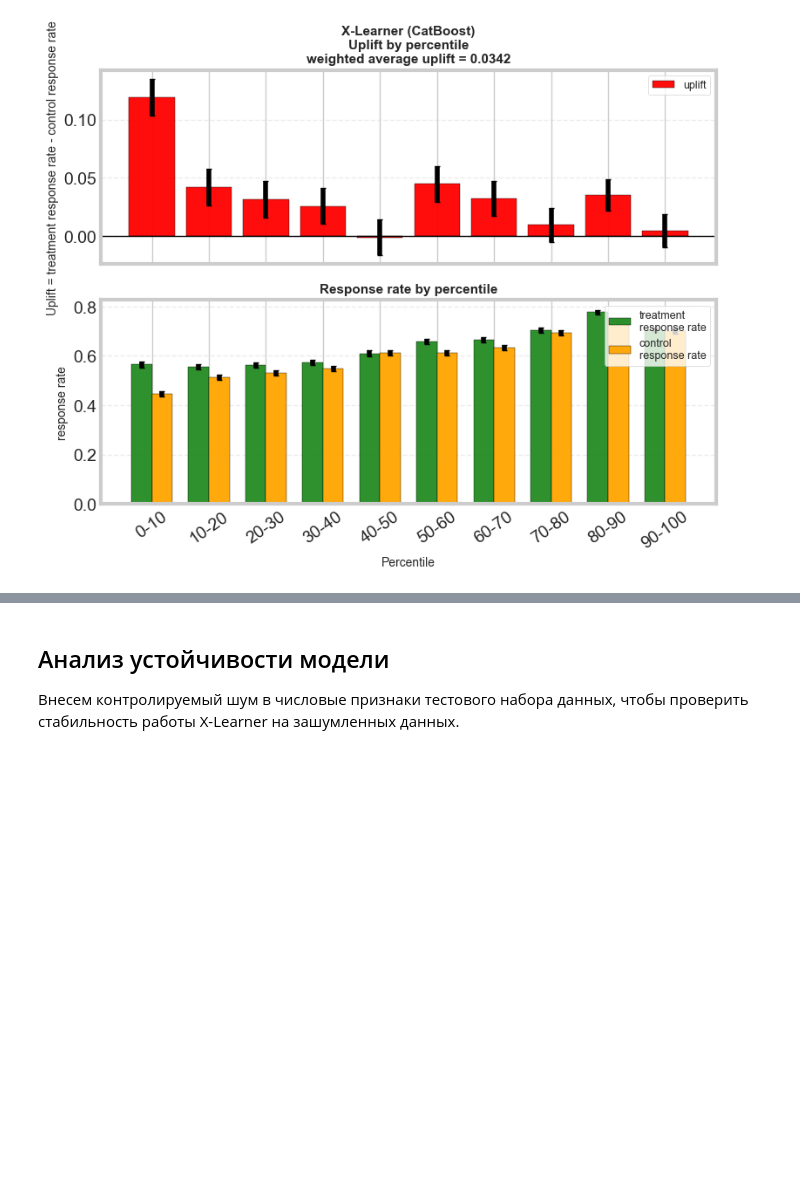
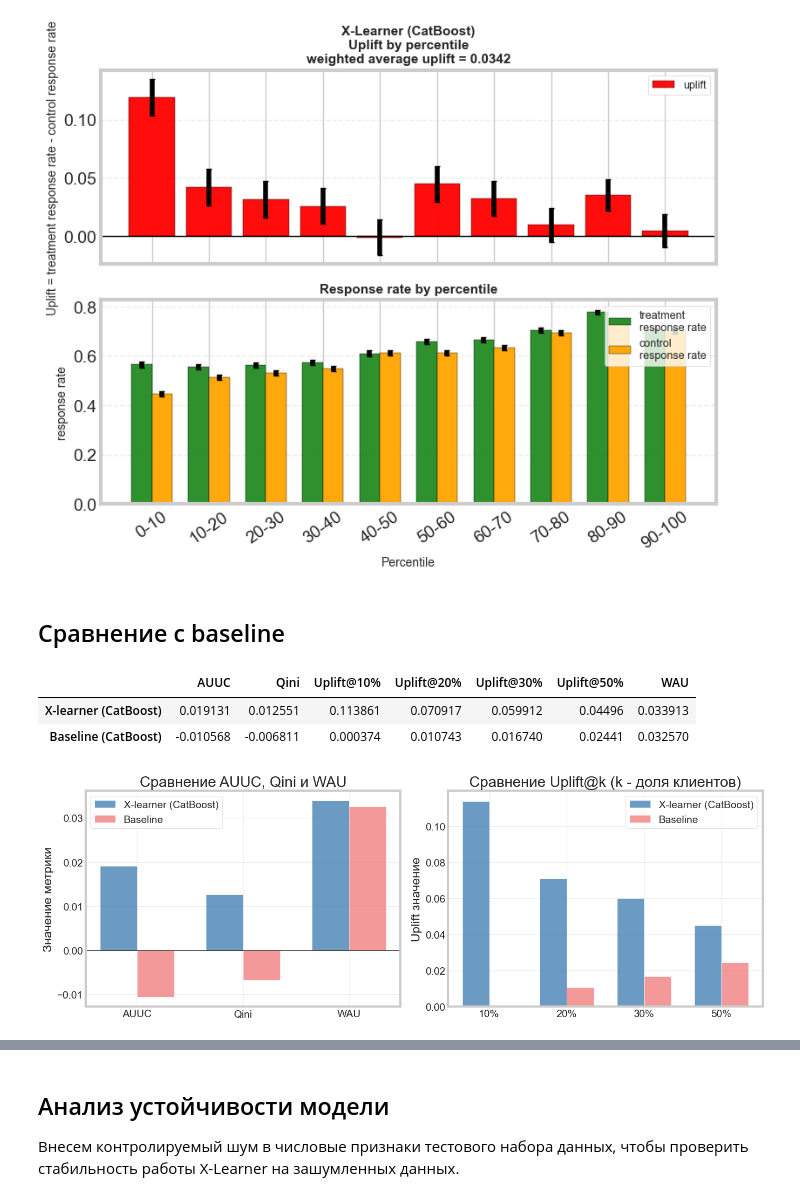
Before and after one commit to VShilovich/uplift-modeling-hse, a Jupyter notebook: mlflow/jupyter_notebooks/Experiments.ipynb, the cells around one changed output, grey strips where cells are left out. Saved outputs shown, nothing was run; the diff lists cells and outputs as text; code cells hidden in the pictures; blank space fills up the shorter version.

Commit message:
added baseline & x-learner comparison

```diff
--- a/mlflow/jupyter_notebooks/Experiments.ipynb
+++ b/mlflow/jupyter_notebooks/Experiments.ipynb
@@ -579,3 +579,5 @@ with mlflow.start_run(run_id=run_id):
     plt.show()
 # %% [output]
 [figure]
+# %% [markdown]
+## Сравнение с baseline
@@ -581,0 +605,48 @@ with mlflow.start_run(run_id=run_id):
+# %%
+df_comparison = pd.DataFrame(models_data).T
+df_comparison
+# %% [output]
+|  | AUUC | Qini | Uplift@10% | Uplift@20% | Uplift@30% | Uplift@50% | WAU |
+| X-learner (CatBoost) | 0.019131 | 0.012551 | 0.113861 | 0.070917 | 0.059912 | 0.04496 | 0.033913 |
+| Baseline (CatBoost) | -0.010568 | -0.006811 | 0.000374 | 0.010743 | 0.016740 | 0.02441 | 0.032570 |
+# %%
+fig, axes = plt.subplots(1, 2, figsize=(14, 5))
+
+# График 1: Сравнение AUUC, Qini и WAU
+metrics_primary = ['AUUC', 'Qini', 'WAU']
+x = np.arange(len(metrics_primary))
+width = 0.35
+
+axes[0].bar(x - width/2, df_comparison.loc['X-learner (CatBoost)', metrics_primary],
+            width, label='X-learner (CatBoost)', color='steelblue', alpha=0.8)
+axes[0].bar(x + width/2, df_comparison.loc['Baseline (CatBoost)', metrics_primary],
+            width, label='Baseline', color='lightcoral', alpha=0.8)
+
+axes[0].set_ylabel('Значение метрики')
+axes[0].set_title('Сравнение AUUC, Qini и WAU')
+axes[0].set_xticks(x)
+axes[0].set_xticklabels(metrics_primary)
+axes[0].axhline(y=0, color='black', linestyle='-', linewidth=0.5)
+axes[0].legend()
+axes[0].grid(True, alpha=0.3)
+
+# График 2: Uplift@k
+uplift_ks = ['Uplift@10%', 'Uplift@20%', 'Uplift@30%', 'Uplift@50%']
+x = np.arange(len(uplift_ks))
+
+axes[1].bar(x - width/2, df_comparison.loc['X-learner (CatBoost)', uplift_ks],
+            width, label='X-learner (CatBoost)', color='steelblue', alpha=0.8)
+axes[1].bar(x + width/2, df_comparison.loc['Baseline (CatBoost)', uplift_ks],
+            width, label='Baseline', color='lightcoral', alpha=0.8)
+
+axes[1].set_ylabel('Uplift значение')
+axes[1].set_title('Сравнение Uplift@k (k - доля клиентов)')
+axes[1].set_xticks(x)
+axes[1].set_xticklabels([k.replace('Uplift@', '') for k in uplift_ks])
+axes[1].legend()
+axes[1].grid(True, alpha=0.3)
+
+plt.tight_layout()
+plt.show()
+# %% [output]
+[figure, added]
```
Also changed, not shown: parts of 6 cells of this notebook.
